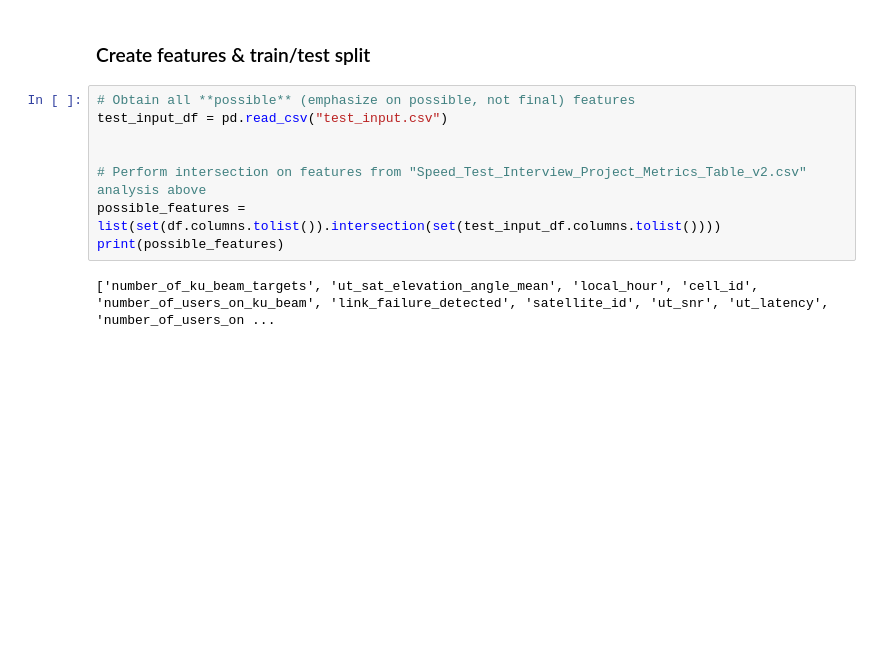
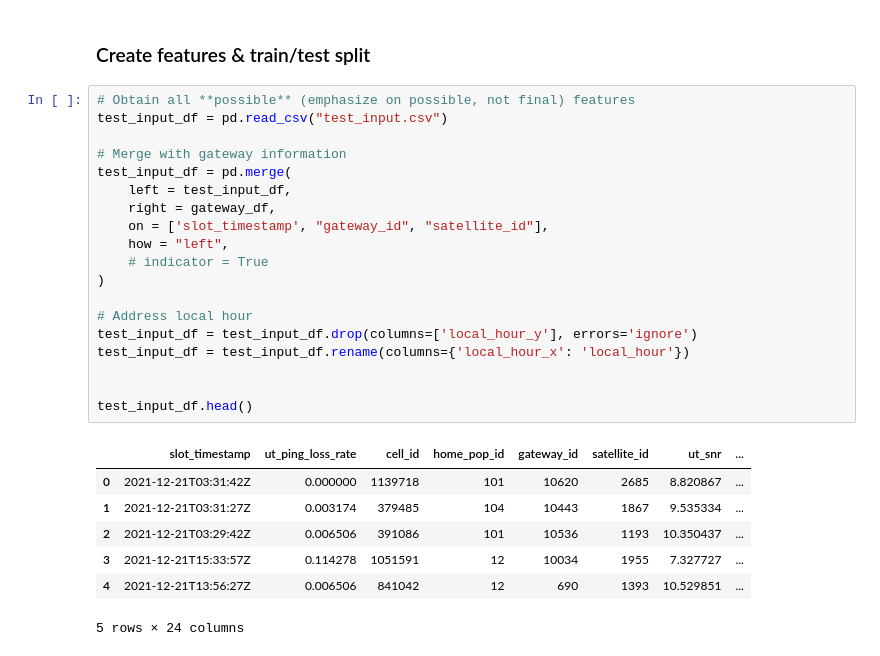
Before and after one commit to imeyer2/spacex_starlink_datascience_interview, a Jupyter notebook: main.ipynb, the cells around one changed output. Drawn from its saved outputs; the diff is of its cells as text; blank space fills up the shorter version.

```diff
--- a/main.ipynb
+++ b/main.ipynb
@@ -621,10 +581,27 @@ dtype: int64
 # %%
 # Obtain all **possible** (emphasize on possible, not final) features
 test_input_df = pd.read_csv("test_input.csv")
 
+# Merge with gateway information
+test_input_df = pd.merge(
+    left = test_input_df,
+    right = gateway_df,
+    on = ['slot_timestamp', "gateway_id", "satellite_id"],
+    how = "left",
+    # indicator = True
+)
 
-# Perform intersection on features from "Speed_Test_Interview_Project_Metrics_Table_v2.csv" analysis above
-possible_features = list(set(df.columns.tolist()).intersection(set(test_input_df.columns.tolist())))
-print(possible_features)
+# Address local hour
+test_input_df = test_input_df.drop(columns=['local_hour_y'], errors='ignore')
+test_input_df = test_input_df.rename(columns={'local_hour_x': 'local_hour'})
+
+
+test_input_df.head()
 # %% [output]
+|  | slot_timestamp | ut_ping_loss_rate | cell_id | home_pop_id | gateway_id | satellite_id | ut_snr | ... |
+| 0 | 2021-12-21T03:31:42Z | 0.000000 | 1139718 | 101 | 10620 | 2685 | 8.820867 | ... |
+| 1 | 2021-12-21T03:31:27Z | 0.003174 | 379485 | 104 | 10443 | 1867 | 9.535334 | ... |
+| 2 | 2021-12-21T03:29:42Z | 0.006506 | 391086 | 101 | 10536 | 1193 | 10.350437 | ... |
+| 3 | 2021-12-21T15:33:57Z | 0.114278 | 1051591 | 12 | 10034 | 1955 | 7.327727 | ... |
+| 4 | 2021-12-21T13:56:27Z | 0.006506 | 841042 | 12 | 690 | 1393 | 10.529851 | ... |
-['number_of_ku_beam_targets', 'ut_sat_elevation_angle_mean', 'local_hour', 'cell_id', 'number_of_users_on_ku_beam', 'link_failure_detected', 'satellite_id', 'ut_snr', 'ut_latency', 'number_of_users_on ...
+5 rows × 24 columns
```
Also changed, not shown: parts of 14 cells of this notebook.
